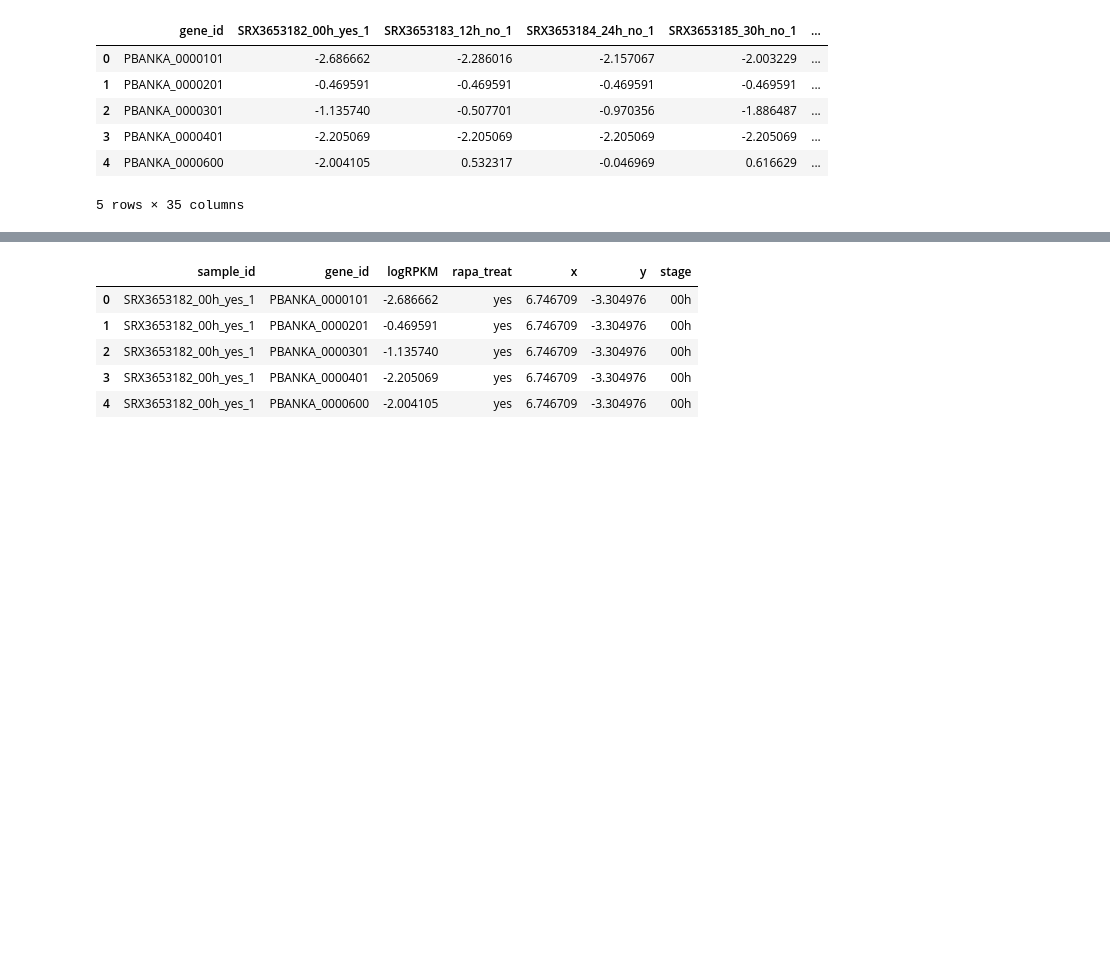
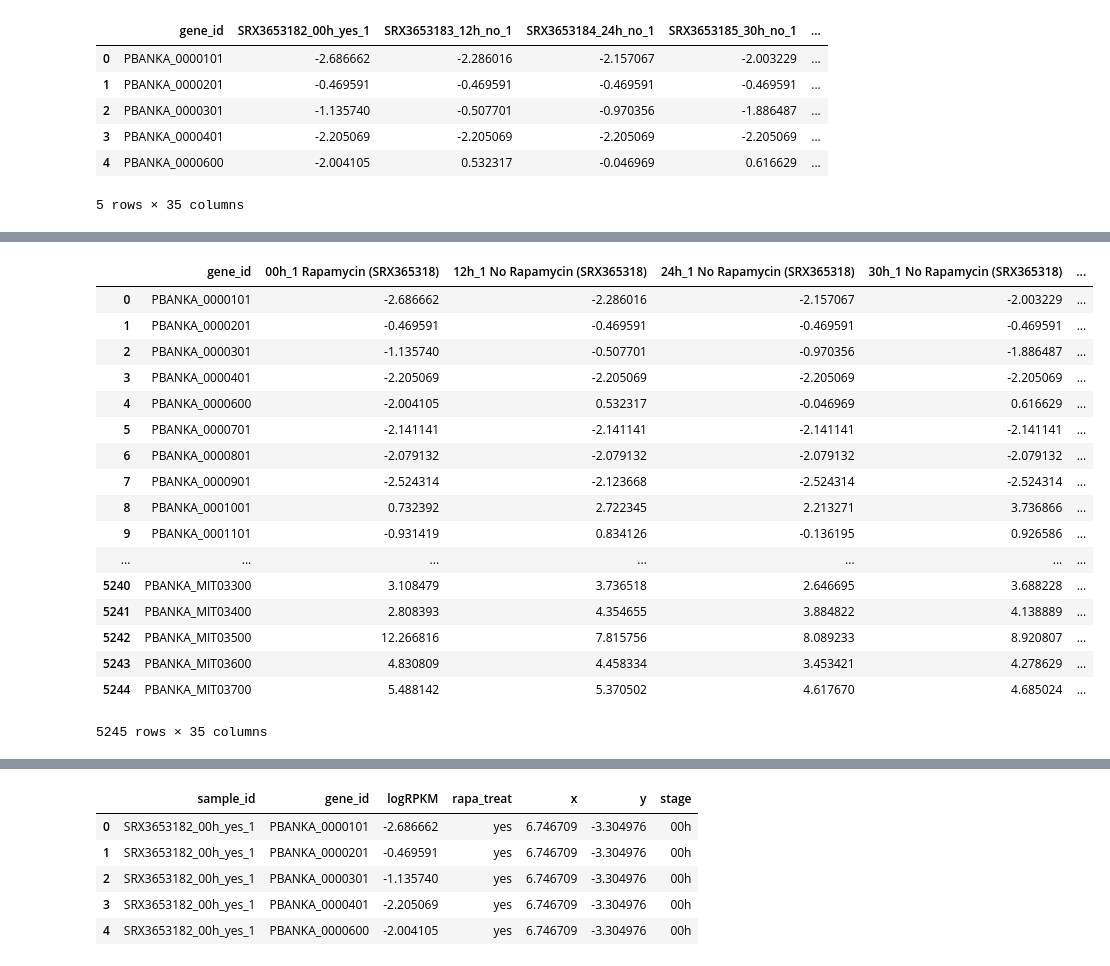
Before and after one commit to madden1706/Kent2018_GametocyteDev, a Jupyter notebook: scripts/UMAP_Visualizations.ipynb, the cells around one changed output, grey strips where cells are left out. Saved outputs shown, nothing was run; the diff lists cells and outputs as text; code cells hidden in the pictures; blank space fills up the shorter version.

```diff
--- a/scripts/UMAP_Visualizations.ipynb
+++ b/scripts/UMAP_Visualizations.ipynb
@@ -368,0 +398,60 @@ genes_umap.head()
+# %%
+remap_names = {
+    'x': 'x',
+    'y': 'y',
+    'gene_id': 'gene_id',
+    'SRX3653182_00h_yes_1':'00h_1 Rapamycin (SRX365318)',
+    'SRX3653183_12h_no_1':'12h_1 No Rapamycin (SRX365318)',
+    'SRX3653184_24h_no_1':'24h_1 No Rapamycin (SRX365318)',
+    'SRX3653185_30h_no_1':'30h_1 No Rapamycin (SRX365318)',
+    'SRX3653186_12h_yes_1':'12h_1 Rapamycin (SRX365318)',
+    'SRX3653187_24h_yes_1':'24h_1 Rapamycin (SRX365318)',
+    'SRX3653188_30h_yes_1':'30h_1 Rapamycin (SRX365318)',
+    'SRX3653189_00h_no_1':'00h_1 No Rapamycin (SRX365318)',
+    'SRX3653190_24h_no_2':'24h_2 No Rapamycin (SRX365319)',
+    'SRX3653191_00h_yes_2':'00h_2 Rapamycin (SRX365319)',
+    'SRX3653192_12h_no_2':'12h_2 No Rapamycin (SRX365319)',
+    'SRX3653193_24h_no_3':'24h_3 No Rapamycin (SRX365319)',
+    'SRX3653194_30h_no_2':'30h_2 No Rapamycin (SRX365319)',
+    'SRX3653195_00h_yes_3':'00h_3 Rapamycin (SRX365319)',
+    'SRX3653196_06h_yes_1':'06h_1 Rapamycin (SRX365319)',
+    'SRX3653197_12h_yes_2':'12h_2 Rapamycin (SRX365319)',
+    'SRX3653198_24h_yes_2':'24h_2 Rapamycin (SRX365319)',
+    'SRX3653199_30h_yes_2':'30h_2 Rapamycin (SRX365319)',
+    'SRX3653200_00h_no_2':'00h_2 No Rapamycin (SRX365320)',
+    'SRX3653201_06h_no_1':'06h_1 No Rapamycin (SRX365320)',
+    'SRX3653202_18h_no_1':'18h_1 No Rapamycin (SRX365320)',
+    'SRX3653203_18h_yes_1':'18h_1 Rapamycin (SRX365320)',
+    'SRX3653204_00h_yes_4':'00h_4 Rapamycin (SRX365320)',
+    'SRX3653205_06h_yes_2':'06h_2 Rapamycin (SRX365320)',
+    'SRX3653206_06h_yes_3':'06h_3 Rapamycin (SRX365320)',
+    'SRX3653207_24h_yes_3':'24h_3 Rapamycin (SRX365320)',
+    'SRX3653208_00h_no_3':'00h_3 No Rapamycin (SRX365320)',
+    'SRX3653209_18h_no_2':'18h_2 No Rapamycin (SRX365320)',
+    'SRX3653210_18h_yes_2':'18h_2 Rapamycin (SRX365321)',
+    'SRX3653211_06h_no_2':'06h_2 No Rapamycin (SRX365321)',
+    'SRX3653212_06h_no_3':'06h_3 No Rapamycin (SRX365321)',
+    'SRX3653213_24h_no_4':'24h_4 No Rapamycin (SRX365321)',
+}
+
+genes_umap = genes_umap.rename(columns=remap_names)
+genes_umap
+# %% [output]
+|  | gene_id | 00h_1 Rapamycin (SRX365318) | 12h_1 No Rapamycin (SRX365318) | 24h_1 No Rapamycin (SRX365318) | 30h_1 No Rapamycin (SRX365318) | ... |
+| 0 | PBANKA_0000101 | -2.686662 | -2.286016 | -2.157067 | -2.003229 | ... |
+| 1 | PBANKA_0000201 | -0.469591 | -0.469591 | -0.469591 | -0.469591 | ... |
+| 2 | PBANKA_0000301 | -1.135740 | -0.507701 | -0.970356 | -1.886487 | ... |
+| 3 | PBANKA_0000401 | -2.205069 | -2.205069 | -2.205069 | -2.205069 | ... |
+| 4 | PBANKA_0000600 | -2.004105 | 0.532317 | -0.046969 | 0.616629 | ... |
+| 5 | PBANKA_0000701 | -2.141141 | -2.141141 | -2.141141 | -2.141141 | ... |
+| 6 | PBANKA_0000801 | -2.079132 | -2.079132 | -2.079132 | -2.079132 | ... |
+| 7 | PBANKA_0000901 | -2.524314 | -2.123668 | -2.524314 | -2.524314 | ... |
+| 8 | PBANKA_0001001 | 0.732392 | 2.722345 | 2.213271 | 3.736866 | ... |
+| 9 | PBANKA_0001101 | -0.931419 | 0.834126 | -0.136195 | 0.926586 | ... |
+| ... | ... | ... | ... | ... | ... | ... |
+| 5240 | PBANKA_MIT03300 | 3.108479 | 3.736518 | 2.646695 | 3.688228 | ... |
+| 5241 | PBANKA_MIT03400 | 2.808393 | 4.354655 | 3.884822 | 4.138889 | ... |
+| 5242 | PBANKA_MIT03500 | 12.266816 | 7.815756 | 8.089233 | 8.920807 | ... |
+| 5243 | PBANKA_MIT03600 | 4.830809 | 4.458334 | 3.453421 | 4.278629 | ... |
+| 5244 | PBANKA_MIT03700 | 5.488142 | 5.370502 | 4.617670 | 4.685024 | ... |
+5245 rows × 35 columns
```
Also changed, not shown: parts of 5 cells of this notebook, 3 other files.
